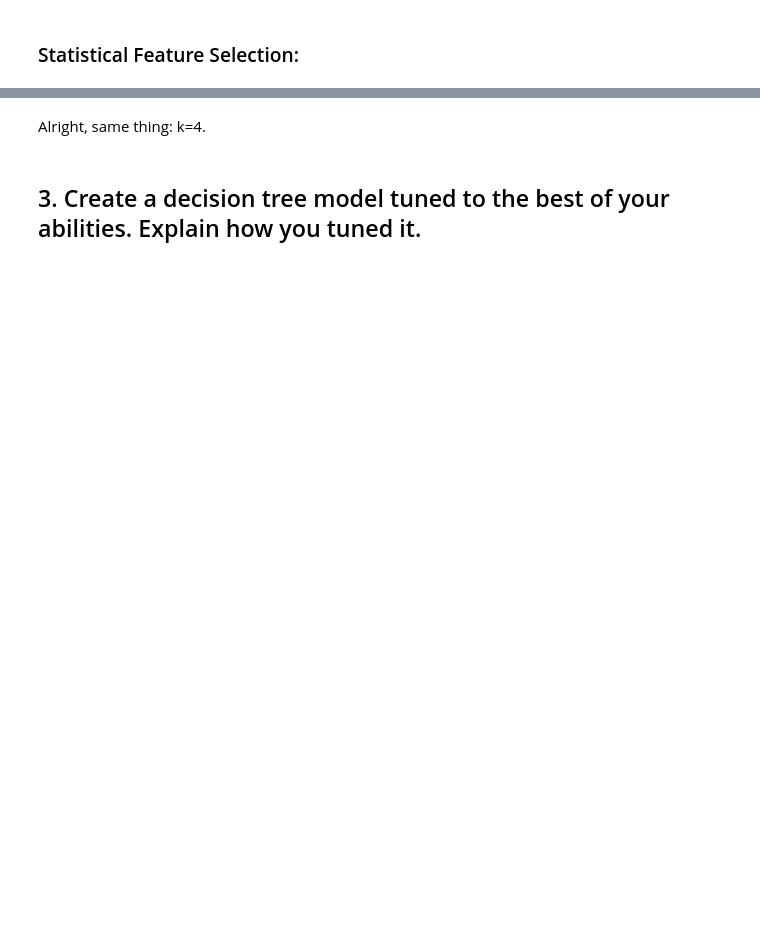
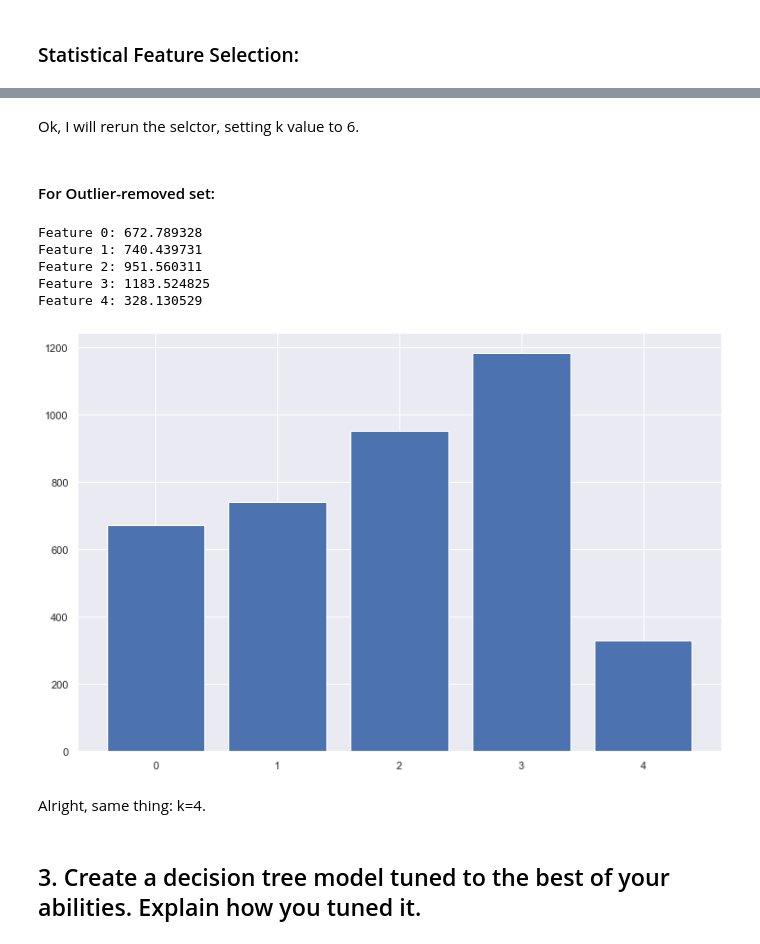
Before and after one commit to N-J-Miller/Week_17, a Jupyter notebook: Week_17_Homework.ipynb, the cells around one changed output, grey strips where cells are left out. Cells and saved outputs as stored; diff of their text form; code cells hidden in the pictures; blank space fills up the shorter version.

```diff
--- a/Week_17_Homework.ipynb
+++ b/Week_17_Homework.ipynb
@@ -378,17 +354,10 @@ print(X_train_w.shape, y_train_w.shape)
 # %%
 # For Whole Dataset:
 #Instantiate my feature selector:
-fsw = SelectKBest(score_func=f_regression, k=4)
+fs = SelectKBest(score_func=f_regression, k=4)
 # Fit training data
-fsw.fit(X_train_w,y_train_w)
+fs.fit(X_train6, y_train6)
 # transform train input data
-X_train_fsw = fsw.transform(X_train_w)
+X_train_fs = fs.transform(X_train6)
 #transform test input data
-X_test_fsw = fsw.transform(X_test_w)
+X_test_fs = fs.transform(X_test6)
-# %%
-# what are scores for the features
-for i in range(len(fsw.scores_)):
-	print('Feature %d: %f' % (i, fsw.scores_[i]))
-# plot the scores
-plt.bar([i for i in range(len(fsw.scores_))], fsw.scores_)
-plt.show()
@@ -404,14 +364,3 @@ Ok, I will rerun the selctor, setting k value to 4.
-# %%
-# Using statistical feature selection on the dataset with outliers removed:
-
-#Instantiate my feature selector:
-fs = SelectKBest(score_func=f_regression, k=4)
-# Fit training data
-fs.fit(X_train_t,y_train_t)
-# transform train input data
-X_train_fs = fs.transform(X_train_t)
-#transform test input data
-X_test_fs = fs.transform(X_test_t)
 # %%
 # what are scores for the features
 for i in range(len(fs.scores_)):
@@ -429,3 +378,32 @@ Feature 4: 222.120039
+# %% [markdown]
+Ok, I will rerun the selctor, setting k value to 6.
+# %% [markdown]
+#### For Outlier-removed set:
+# %%
+# Using statistical feature selection on the dataset with outliers removed:
+
+#Instantiate my feature selector:
+fso = SelectKBest(score_func=f_regression, k=4)
+# Fit training data
+fso.fit(X_traino,y_traino)
+# transform train input data
+X_train_fso = fso.transform(X_traino)
+#transform test input data
+X_test_fso = fso.transform(X_testo)
+# %%
+# what are scores for the features
+for i in range(len(fso.scores_)):
+	print('Feature %d: %f' % (i, fso.scores_[i]))
+# plot the scores
+plt.bar([i for i in range(len(fso.scores_))], fso.scores_)
+plt.show()
+# %% [output]
+Feature 0: 672.789328
+Feature 1: 740.439731
+Feature 2: 951.560311
+Feature 3: 1183.524825
+Feature 4: 328.130529
+[figure, added]
 # %% [markdown]
 Alright, same thing: k=4.
 # %% [markdown]
```
Also changed, not shown: parts of 28 cells of this notebook.
